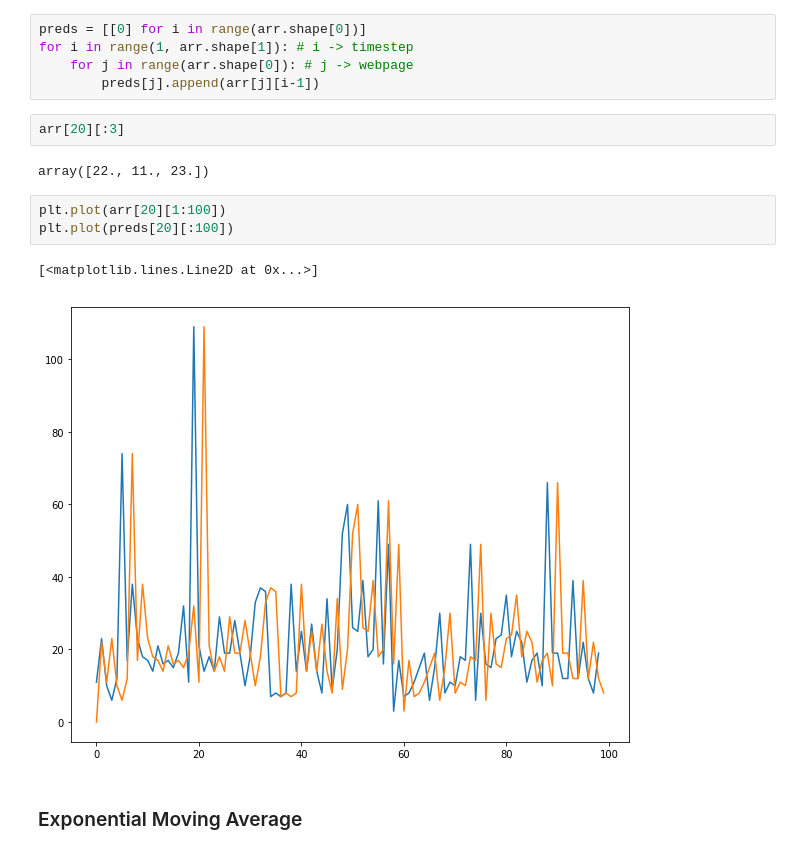
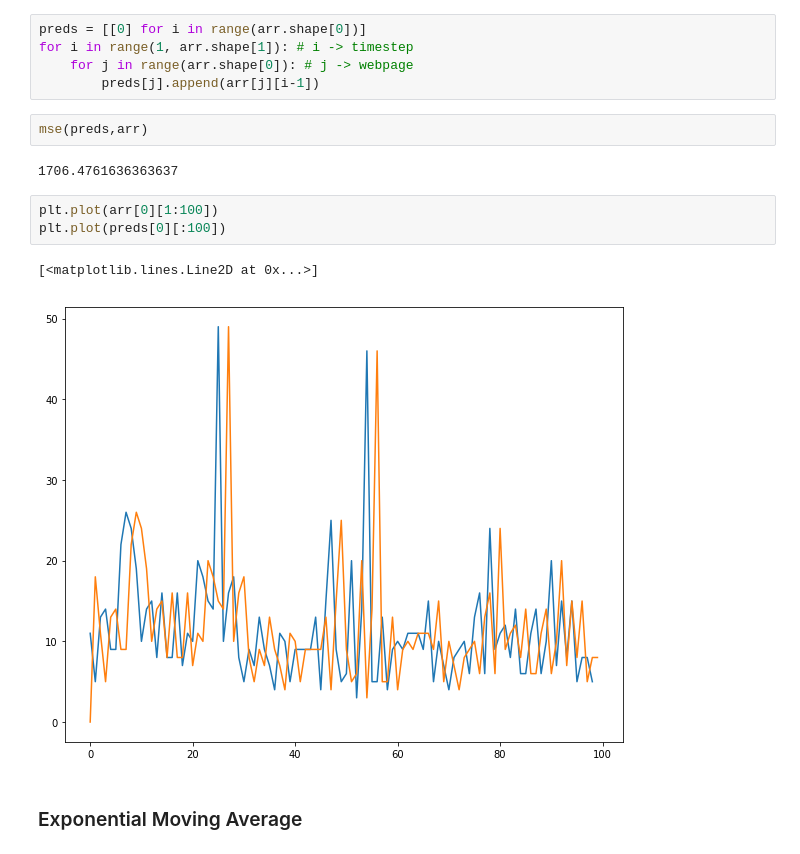
Before and after one commit to tavishcode/fyp, a Jupyter notebook: wiki_test.ipynb, the cells around one changed output. Saved outputs shown, nothing was run; the diff lists cells and outputs as text.

```diff
--- a/wiki_test.ipynb
+++ b/wiki_test.ipynb
@@ -77,16 +85,16 @@ preds = [[0] for i in range(arr.shape[0])]
 for i in range(1, arr.shape[1]): # i -> timestep
     for j in range(arr.shape[0]): # j -> webpage
         preds[j].append(arr[j][i-1])
-# %%
-arr[20][:3]
-# %% [output]
-array([22., 11., 23.])
+# %%
+mse(preds,arr)
+# %% [output]
+1706.4761636363637
 # %%
-plt.plot(arr[20][1:100])
-plt.plot(preds[20][:100])
+plt.plot(arr[0][1:100])
+plt.plot(preds[0][:100])
 # %% [output]
 [<matplotlib.lines.Line2D at 0x...>]
-[figure, old version]
+[figure, new version]
 # %% [markdown]
 ### Exponential Moving Average
 # %%
```
Also changed, not shown: parts of 12 cells of this notebook.
